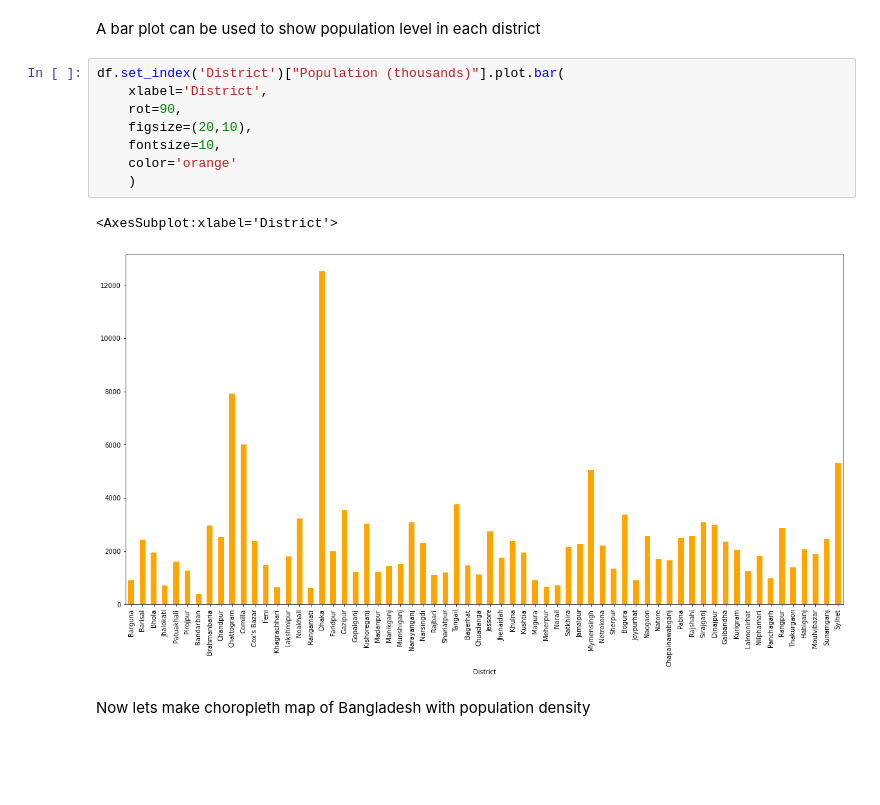
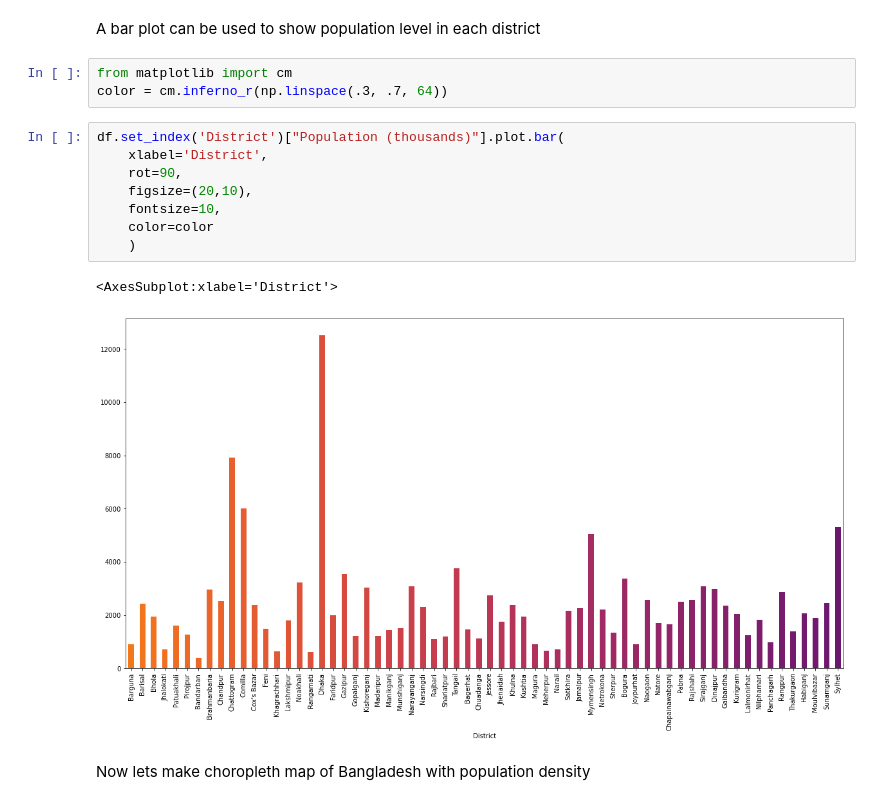
Before and after one commit to ahnaf-tahmid-chowdhury/Choropleth-Bangladesh, a Jupyter notebook: Choropleth-bangladesh.ipynb, the cells around one changed output. Saved outputs shown, nothing was run; the diff lists cells and outputs as text; blank space fills up the shorter version.

Commit message:
color customization

```diff
--- a/Choropleth-bangladesh.ipynb
+++ b/Choropleth-bangladesh.ipynb
@@ -147,17 +147,20 @@ df = df.rename(columns={
     'Area (km2)[28]' : 'Area (km2)' })
 # %% [markdown]
 A bar plot can be used to show population level in each district
+# %%
+from matplotlib import cm
+color = cm.inferno_r(np.linspace(.3, .7, 64))
 # %%
 df.set_index('District')["Population (thousands)"].plot.bar(
     xlabel='District',
     rot=90,
     figsize=(20,10),
     fontsize=10,
-    color='orange'
+    color=color
     )
 # %% [output]
 <AxesSubplot:xlabel='District'>
-[figure, old version]
+[figure, new version]
 # %% [markdown]
 Now lets make choropleth map of Bangladesh with population density
 # %%
```
